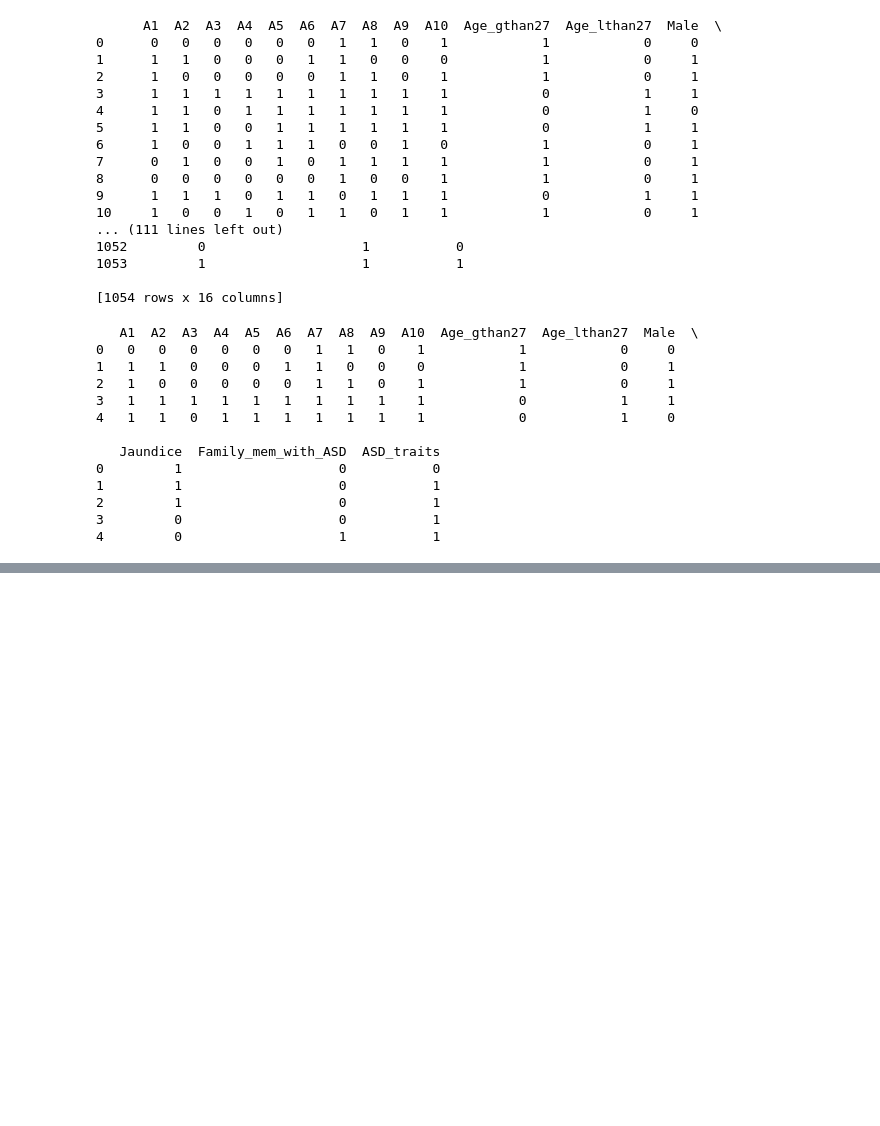
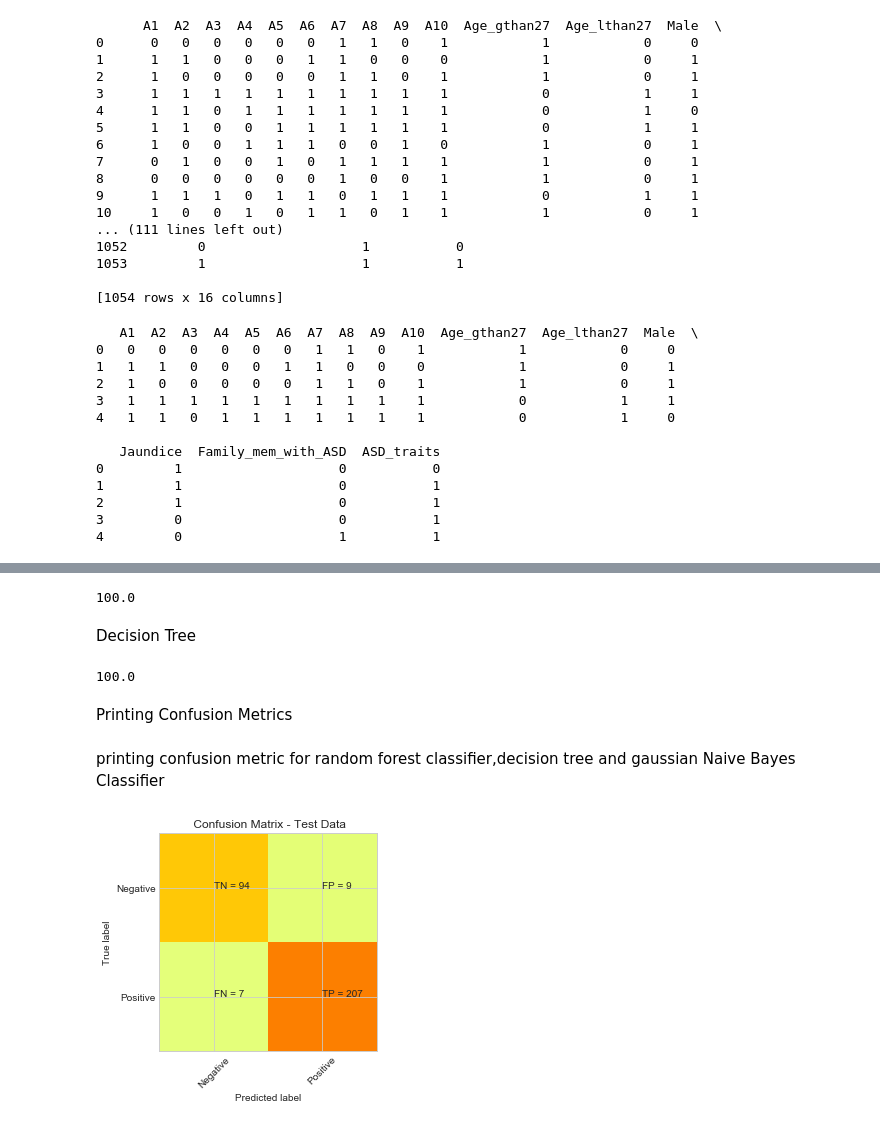
Before and after one commit to Priyal2807/Classification-of-Autism-Data, a Jupyter notebook: Implementation.ipynb, the cells around one changed output, grey strips where cells are left out. Cells and saved outputs as stored; diff of their text form; code cells hidden in the pictures; blank space fills up the shorter version.

```diff
--- a/Implementation.ipynb
+++ b/Implementation.ipynb
@@ -88,0 +190,3 @@ print(changed_data.head())
+# %%
+myModel= LogisticRegression()
+myModel.fit(X_train,y_train)
@@ -88,0 +239,7 @@ print(changed_data.head())
+# %%
+sgd = linear_model.SGDClassifier(max_iter = 7,tol =None)
+sgd.fit(X_train,y_train)
+Y_pred_sgd= sgd.predict(X_test)
+sgd.score(X_train,y_train)
+acc_sgd = round(sgd.score(X_train,y_train)*100,2)
+print(acc_sgd,"%")
@@ -88,0 +250,7 @@ print(changed_data.head())
+# %%
+random_forest = RandomForestClassifier(n_estimators = 100)
+random_forest.fit(X_train,y_train)
+y_predict = random_forest.predict(X_test)
+random_forest.score(X_train,y_train)
+acc_random_forest = random_forest.score(X_train,y_train)*100
+print(acc_random_forest)
@@ -88,0 +281,45 @@ print(changed_data.head())
+# %%
+linear_svc = LinearSVC()
+linear_svc.fit(X_train,y_train)
+y_pred_svc = linear_svc.predict(X_test)
+acc_l = linear_svc.score(X_train,y_train)*100
+print(acc_l)
+# %% [output]
+100.0
+# %% [markdown]
+Decision Tree
+# %%
+decision_tree = DecisionTreeClassifier()
+decision_tree.fit(X_train,y_train)
+y_pred_d = decision_tree.predict(X_test)
+acc_d = decision_tree.score(X_train,y_train)*100
+print(acc_d)
+# %% [output]
+100.0
+# %% [markdown]
+Printing Confusion Metrics
+# %%
+from sklearn.metrics import confusion_matrix
+def conf(cm):
+    plt.clf()
+    plt.imshow(cm, interpolation='nearest', cmap=plt.cm.Wistia)
+    classNames = ['Negative','Positive']
+    plt.title(' Confusion Matrix - Test Data')
+    plt.ylabel('True label')
+    plt.xlabel('Predicted label')
+    tick_marks = np.arange(len(classNames))
+    plt.xticks(tick_marks, classNames, rotation=45)
+    plt.yticks(tick_marks, classNames)
+    s = [['TN','FP'], ['FN', 'TP']]
+    for i in range(2):
+        for j in range(2):
+            plt.text(j,i, str(s[i][j])+" = "+str(cm[i][j]))
+    plt.show()
+# %% [markdown]
+printing confusion metric for random forest classifier,decision tree and gaussian Naive Bayes Classifier
+# %%
+# for random forest Classifier
+cm_rf = confusion_matrix(y_test,y_predict)
+conf(cm_rf)
+# %% [output]
+[figure, added]
```
Also changed, not shown: parts of 51 cells of this notebook.
